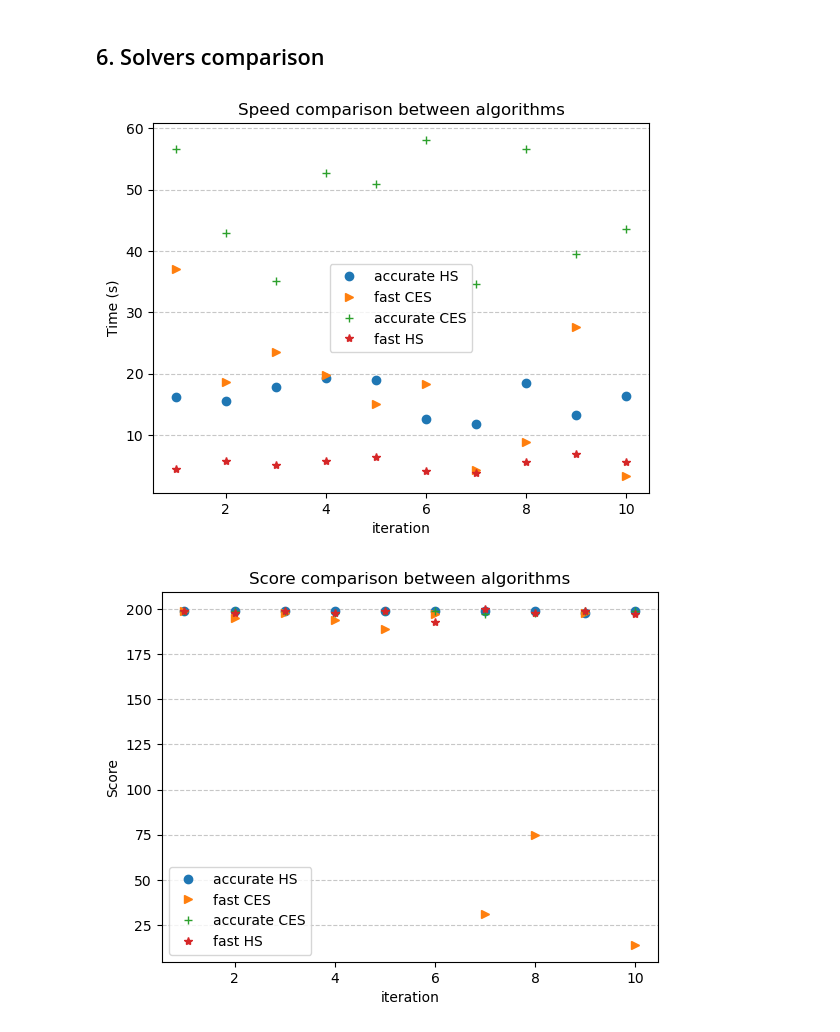
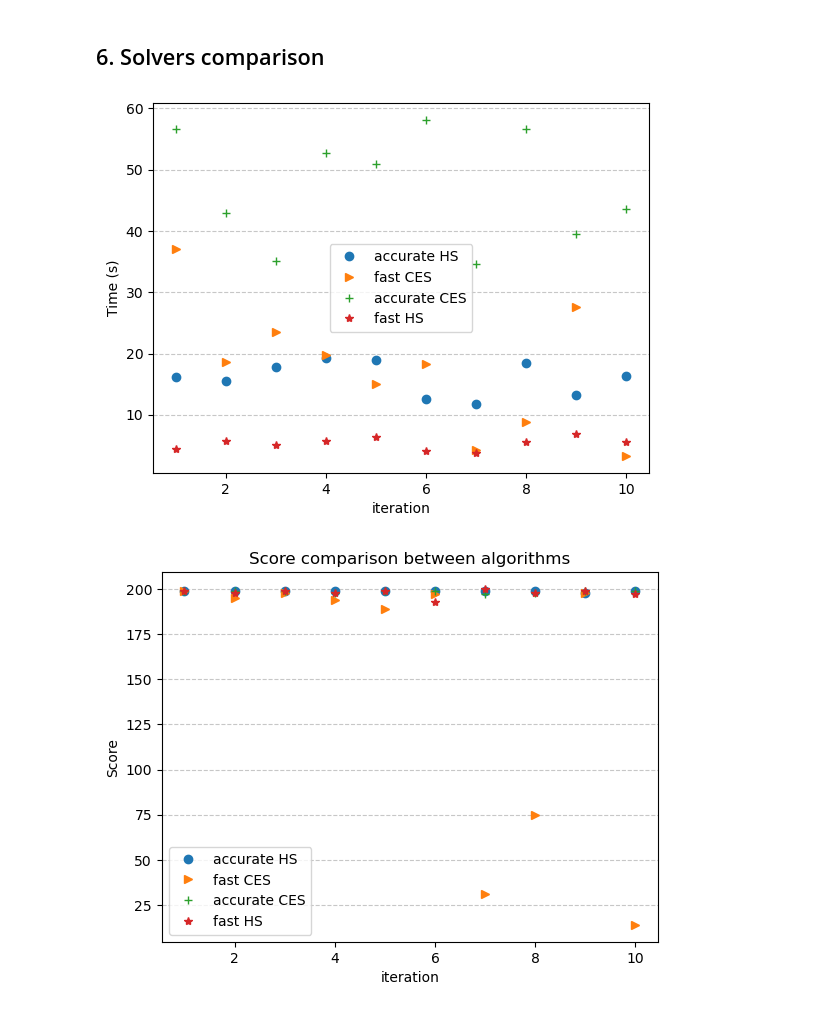
Before and after one commit to Andrea-Tomatis/Harmonomino, a Jupyter notebook: experiments/data_analysis.ipynb, the cells around one changed output. Saved outputs shown, nothing was run; the diff lists cells and outputs as text; code cells hidden in the pictures.

```diff
--- a/experiments/data_analysis.ipynb
+++ b/experiments/data_analysis.ipynb
@@ -281,30 +278,29 @@ plt.show()
 # %%
 x,y,z,h,k = [],[],[],[],[]
 with open("comparison_harmony_crossentropy.csv", 'r') as file:
             csvreader = csv.reader(file)
 
             # If your file has a header row, uncomment the next line:
             # next(csvreader)
 
             for row in csvreader:
                 # Convert strings to floats for numerical plotting
                 y.append(float(row[2]))
                 z.append(float(row[4]))
                 h.append(float(row[6]))
                 k.append(float(row[8]))
                 x.append(float(row[0]))
 
 plt.plot(x,y, 'o', label='accurate HS')
 plt.plot(x,h, '>', label='fast CES')
 plt.plot(x,z, '+', label='accurate CES')
 plt.plot(x,k, '*', label='fast HS')
-plt.legend(loc='upper right')
+plt.legend()
 plt.xlabel('iteration')
 plt.ylabel('Time (s)')
-plt.title('Speed comparison between algorithms')
 plt.grid(axis='y', linestyle='--', alpha=0.7)
 # %% [output]
-[figure, old version]
+[figure, new version]
 # %%
 x,y,z,h,k = [],[],[],[],[]
 with open("comparison_harmony_crossentropy.csv", 'r') as file:
```
Also changed, not shown: parts of 6 cells of this notebook, 5 other files.
